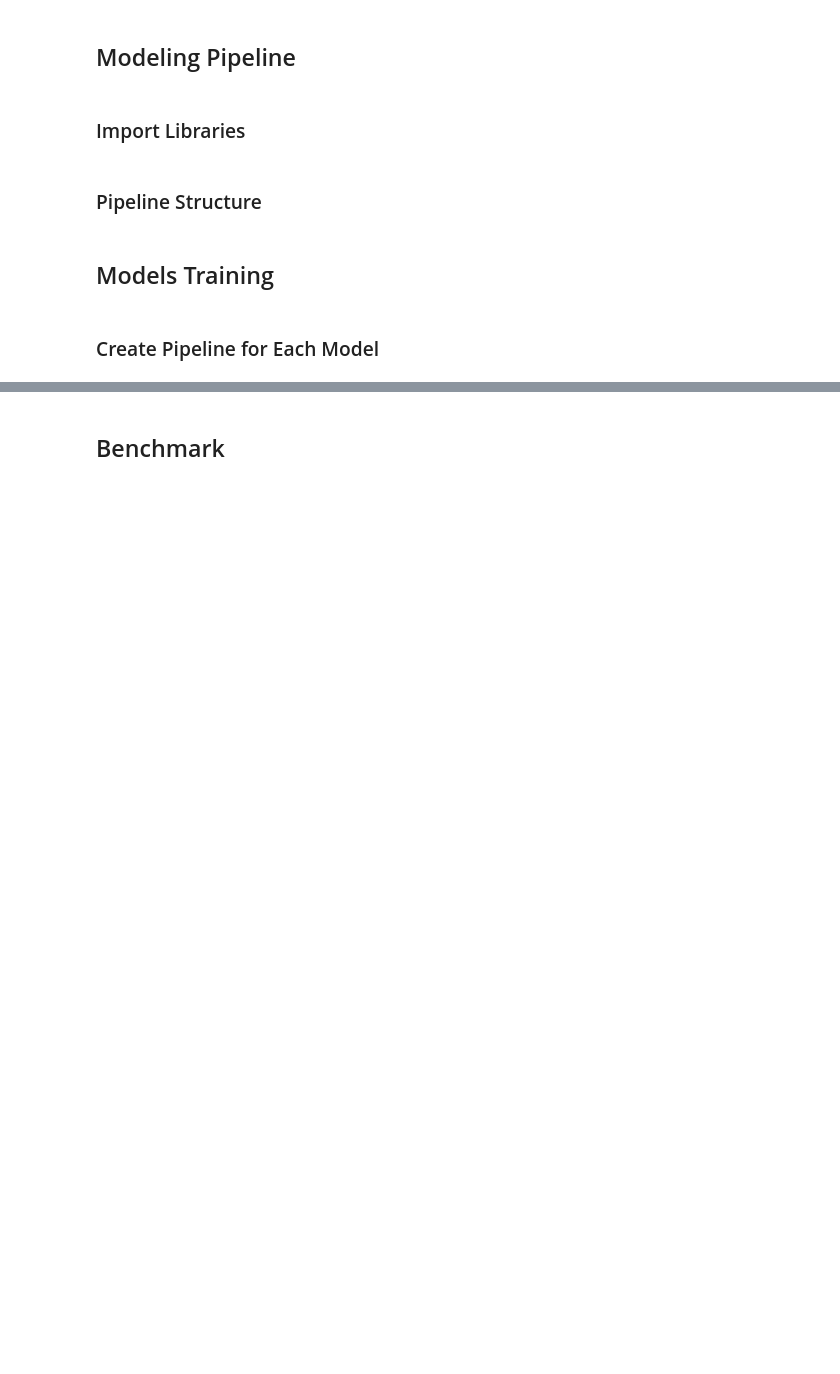
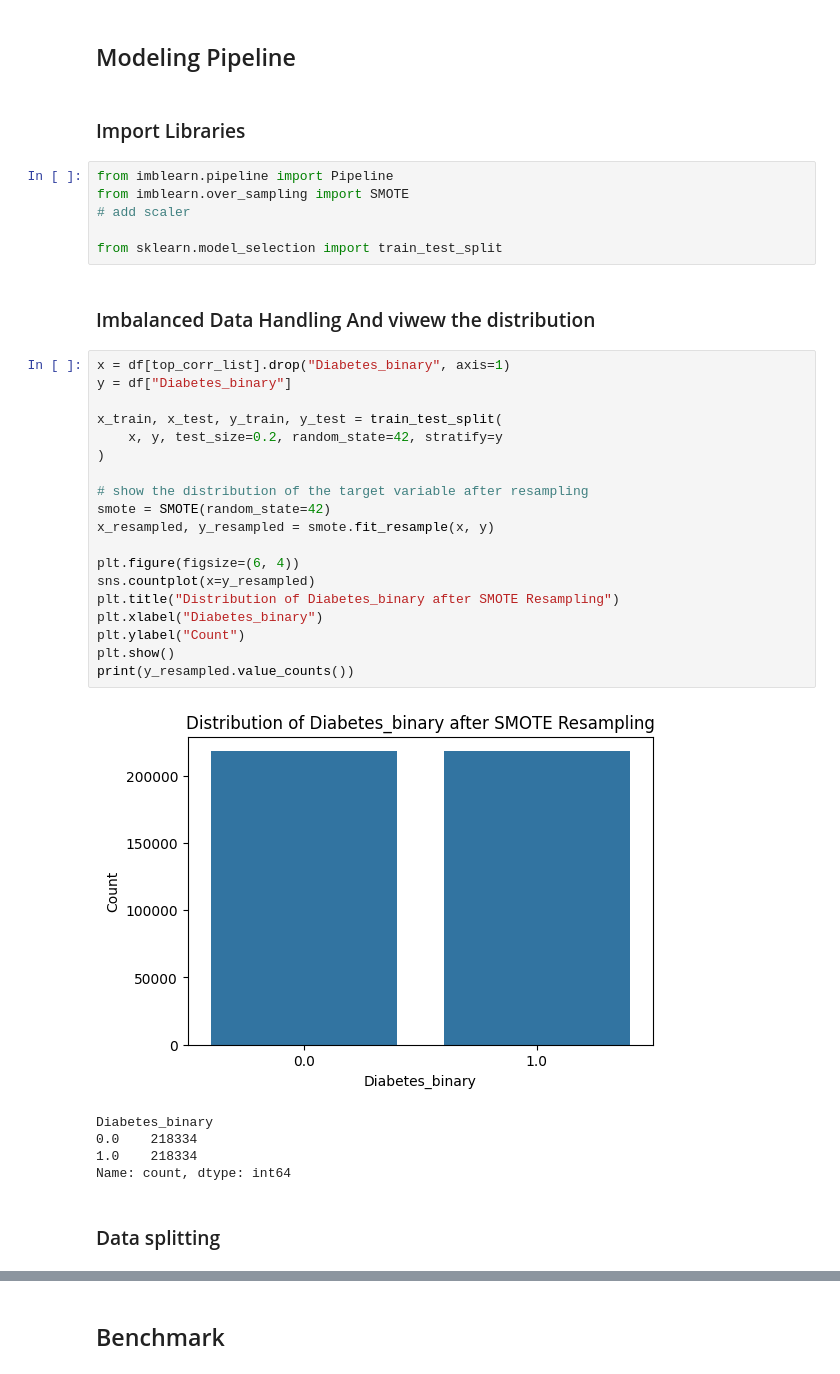
Before and after one commit to MohammedBabaqi/DiaClassifier-Benchmarking-ML-Models, a Jupyter notebook: notebooks/diabetes_classification_multiple_model_pipline.ipynb, the cells around one changed output, grey strips where cells are left out. Drawn from its saved outputs; the diff is of its cells as text; blank space fills up the shorter version.

```diff
--- a/notebooks/diabetes_classification_multiple_model_pipline.ipynb
+++ b/notebooks/diabetes_classification_multiple_model_pipline.ipynb
@@ -423,9 +406,38 @@ plt.show()
 ## Modeling Pipeline
 # %% [markdown]
 ### Import Libraries
+# %%
+from imblearn.pipeline import Pipeline
+from imblearn.over_sampling import SMOTE
+# add scaler
+
+from sklearn.model_selection import train_test_split
 # %% [markdown]
-### Pipeline Structure
+### Imbalanced Data Handling And viwew the distribution
-# %% [markdown]
-## Models Training
-# %% [markdown]
-### Create Pipeline for Each Model
+# %%
+x = df[top_corr_list].drop("Diabetes_binary", axis=1)
+y = df["Diabetes_binary"]
+
+x_train, x_test, y_train, y_test = train_test_split(
+    x, y, test_size=0.2, random_state=42, stratify=y
+)
+
+# show the distribution of the target variable after resampling
+smote = SMOTE(random_state=42)
+x_resampled, y_resampled = smote.fit_resample(x, y)
+
+plt.figure(figsize=(6, 4))
+sns.countplot(x=y_resampled)
+plt.title("Distribution of Diabetes_binary after SMOTE Resampling")
+plt.xlabel("Diabetes_binary")
+plt.ylabel("Count")
+plt.show()
+print(y_resampled.value_counts())
+# %% [output]
+[figure, added]
+Diabetes_binary
+0.0    218334
+1.0    218334
+Name: count, dtype: int64
+# %% [markdown]
+### Data splitting
```
Also changed, not shown: parts of 25 cells of this notebook.
